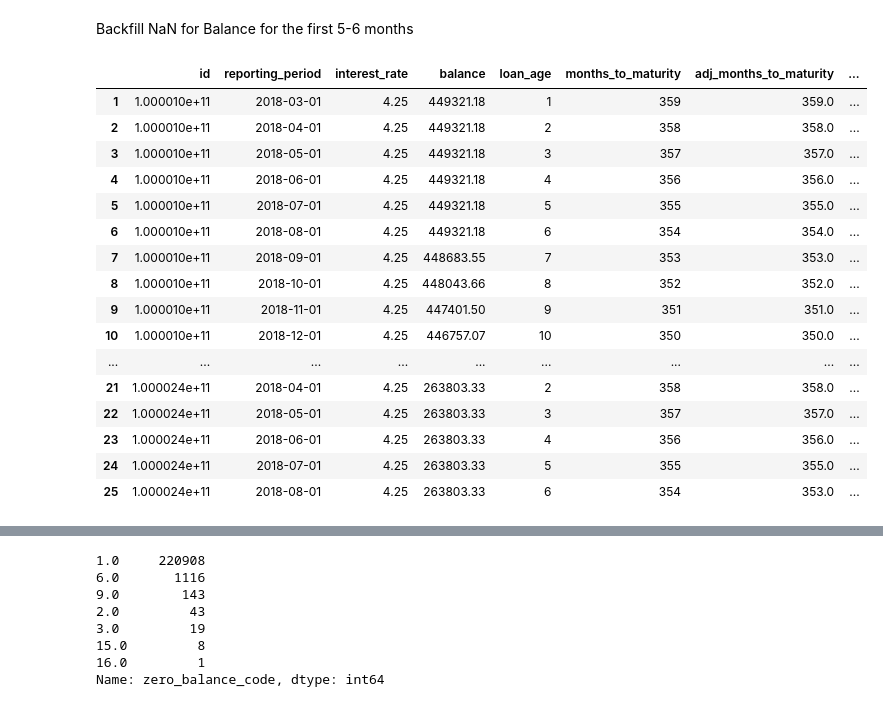
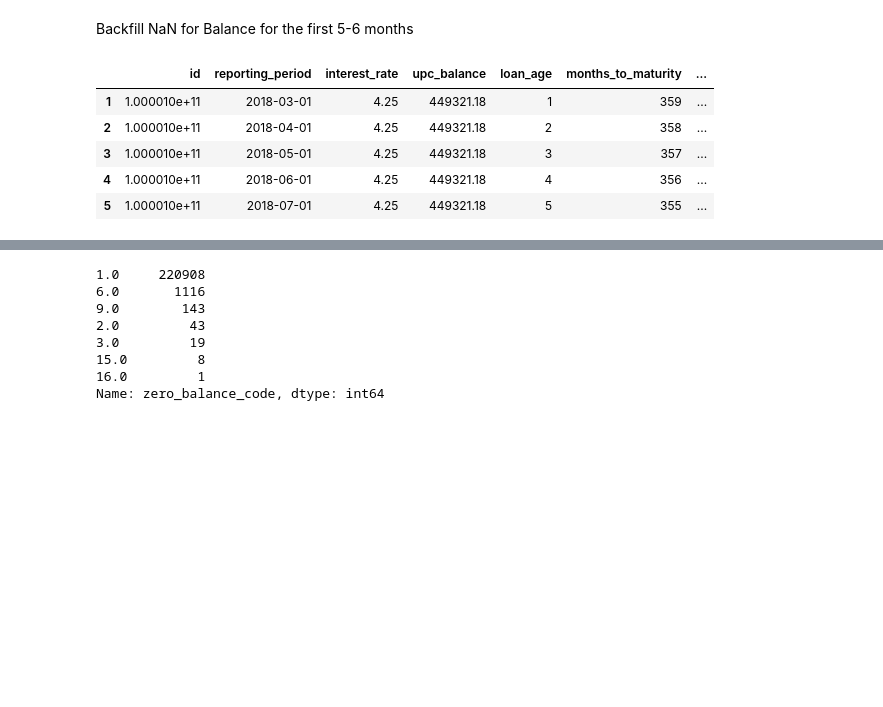
Before and after one commit to vyjayanthipp/Secondary_Mortgage_Loans, a Jupyter notebook: codes/EDA_JLin.ipynb, the cells around one changed output, grey strips where cells are left out. Drawn from its saved outputs; the diff is of its cells as text; code cells hidden in the pictures; blank space fills up the shorter version.

```diff
--- a/codes/EDA_JLin.ipynb
+++ b/codes/EDA_JLin.ipynb
@@ -37,4 +22,3 @@ preprocess()
 import time
 from codes.preprocess import read_csv
 import pandas as pd
-pd.options.display.max_columns = None
@@ -41,5 +27,3 @@ pd.options.display.max_columns = None
-# %%
-pd.options.display.max_rows = 25
 # %% [markdown]
 Time to load "Acquisition":  4 to 5 seconds
 <br>Time to load "Performance":  40 to 50 seconds
@@ -156,33 +138,22 @@ Name: delinquency_status, dtype: int64
 # %%
 performance_df['delinquency_bool'] = performance_df.delinquency_status.map(lambda x: 1 if x > 0 else 0)
 # %%
-performance_df['payment_amounts'] = -performance_df.groupby('id').balance.diff()
+performance_df['payment_amounts'] = -performance_df.groupby('id').upc_balance.diff()
 # %% [markdown]
 Backfill NaN for Balance for the first 5-6 months
 # %%
-performance_df.balance = performance_df.balance.fillna(method='bfill')
+performance_df.upc_balance = performance_df.upc_balance.fillna(method='bfill')
 # %%
 performance_df = performance_df[performance_df.loan_age > 0]
 # %%
-performance_df.head(25)
+performance_df.head(5)
 # %% [output]
-|  | id | reporting_period | interest_rate | balance | loan_age | months_to_maturity | adj_months_to_maturity | ... |
-| 1 | 1.000010e+11 | 2018-03-01 | 4.25 | 449321.18 | 1 | 359 | 359.0 | ... |
-| 2 | 1.000010e+11 | 2018-04-01 | 4.25 | 449321.18 | 2 | 358 | 358.0 | ... |
-| 3 | 1.000010e+11 | 2018-05-01 | 4.25 | 449321.18 | 3 | 357 | 357.0 | ... |
-| 4 | 1.000010e+11 | 2018-06-01 | 4.25 | 449321.18 | 4 | 356 | 356.0 | ... |
-| 5 | 1.000010e+11 | 2018-07-01 | 4.25 | 449321.18 | 5 | 355 | 355.0 | ... |
-| 6 | 1.000010e+11 | 2018-08-01 | 4.25 | 449321.18 | 6 | 354 | 354.0 | ... |
-| 7 | 1.000010e+11 | 2018-09-01 | 4.25 | 448683.55 | 7 | 353 | 353.0 | ... |
-| 8 | 1.000010e+11 | 2018-10-01 | 4.25 | 448043.66 | 8 | 352 | 352.0 | ... |
-| 9 | 1.000010e+11 | 2018-11-01 | 4.25 | 447401.50 | 9 | 351 | 351.0 | ... |
-| 10 | 1.000010e+11 | 2018-12-01 | 4.25 | 446757.07 | 10 | 350 | 350.0 | ... |
-| ... | ... | ... | ... | ... | ... | ... | ... | ... |
-| 21 | 1.000024e+11 | 2018-04-01 | 4.25 | 263803.33 | 2 | 358 | 358.0 | ... |
-| 22 | 1.000024e+11 | 2018-05-01 | 4.25 | 263803.33 | 3 | 357 | 357.0 | ... |
-| 23 | 1.000024e+11 | 2018-06-01 | 4.25 | 263803.33 | 4 | 356 | 356.0 | ... |
-| 24 | 1.000024e+11 | 2018-07-01 | 4.25 | 263803.33 | 5 | 355 | 355.0 | ... |
-| 25 | 1.000024e+11 | 2018-08-01 | 4.25 | 263803.33 | 6 | 354 | 353.0 | ... |
+|  | id | reporting_period | interest_rate | upc_balance | loan_age | months_to_maturity | ... |
+| 1 | 1.000010e+11 | 2018-03-01 | 4.25 | 449321.18 | 1 | 359 | ... |
+| 2 | 1.000010e+11 | 2018-04-01 | 4.25 | 449321.18 | 2 | 358 | ... |
+| 3 | 1.000010e+11 | 2018-05-01 | 4.25 | 449321.18 | 3 | 357 | ... |
+| 4 | 1.000010e+11 | 2018-06-01 | 4.25 | 449321.18 | 4 | 356 | ... |
+| 5 | 1.000010e+11 | 2018-07-01 | 4.25 | 449321.18 | 5 | 355 | ... |
 # %%
 # zero_balanced = performance_df[performance_df.zero_balance_code==1]
 # %%
```
Also changed, not shown: parts of 29 cells of this notebook.
